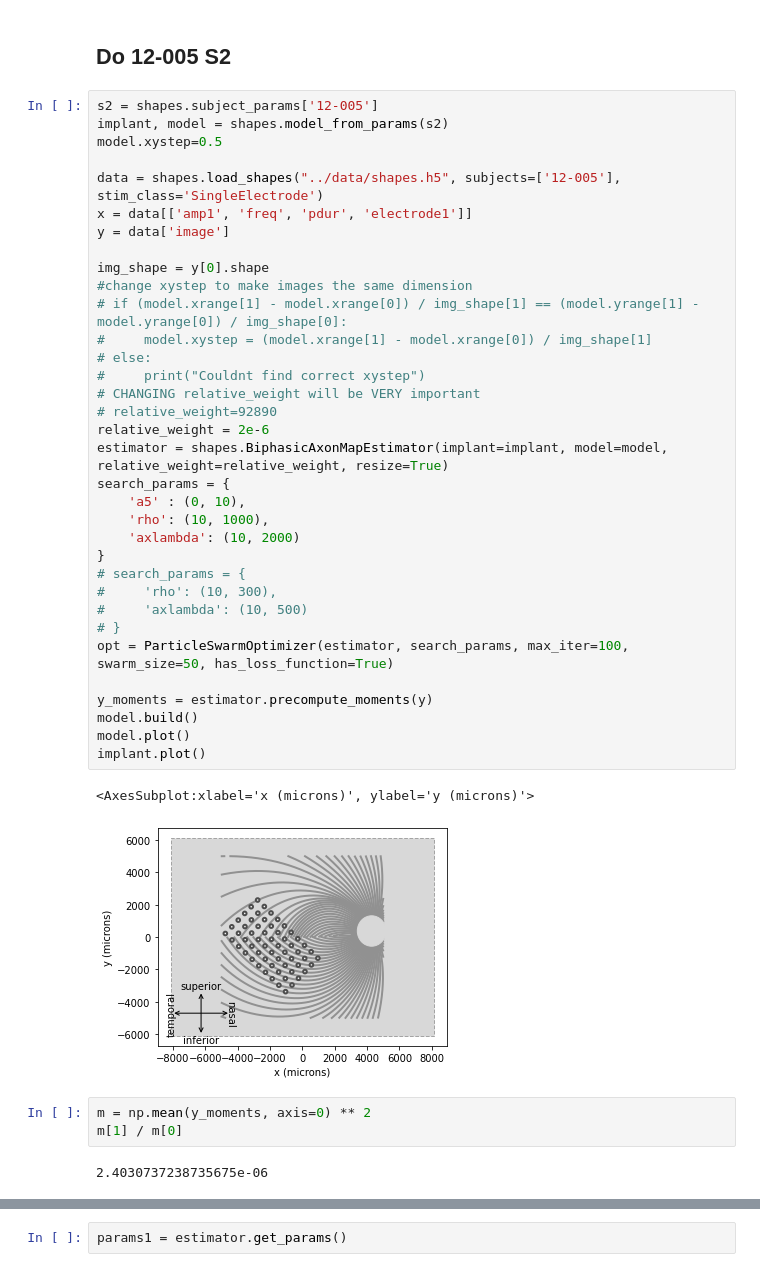
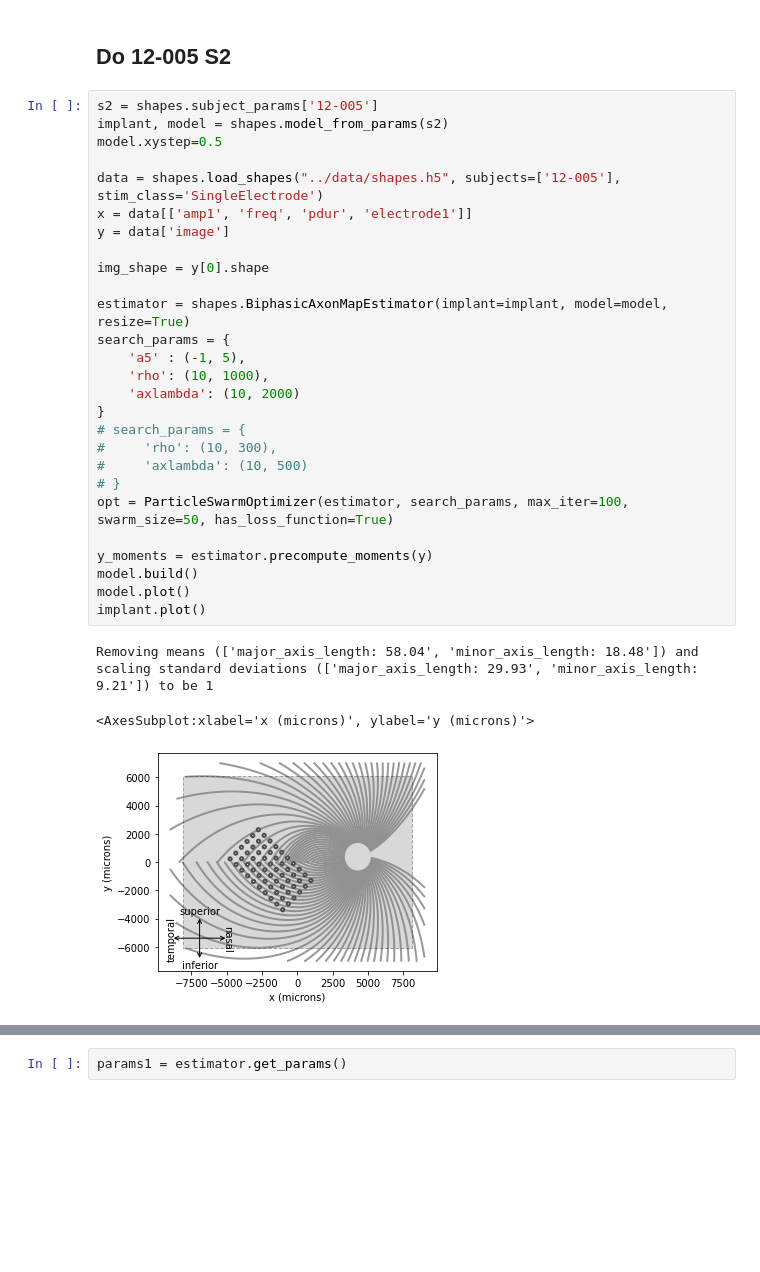
Before and after one commit to bionicvisionlab/shapes, a Jupyter notebook: notebooks/shapes_tester.ipynb, the cells around one changed output, grey strips where cells are left out. Cells and saved outputs as stored; diff of their text form; blank space fills up the shorter version.

```diff
--- a/notebooks/shapes_tester.ipynb
+++ b/notebooks/shapes_tester.ipynb
@@ -13,45 +13,34 @@ import numpy as np
 # %%
 s2 = shapes.subject_params['12-005']
 implant, model = shapes.model_from_params(s2)
 model.xystep=0.5
 
 data = shapes.load_shapes("../data/shapes.h5", subjects=['12-005'], stim_class='SingleElectrode')
 x = data[['amp1', 'freq', 'pdur', 'electrode1']]
 y = data['image']
 
 img_shape = y[0].shape
-#change xystep to make images the same dimension
-# if (model.xrange[1] - model.xrange[0]) / img_shape[1] == (model.yrange[1] - model.yrange[0]) / img_shape[0]:
-#     model.xystep = (model.xrange[1] - model.xrange[0]) / img_shape[1]
-# else:
-#     print("Couldnt find correct xystep")
-# CHANGING relative_weight will be VERY important
-# relative_weight=92890
-relative_weight = 2e-6
-estimator = shapes.BiphasicAxonMapEstimator(implant=implant, model=model, relative_weight=relative_weight, resize=True)
+
+estimator = shapes.BiphasicAxonMapEstimator(implant=implant, model=model, resize=True)
 search_params = {
-    'a5' : (0, 10),
+    'a5' : (-1, 5),
     'rho': (10, 1000),
     'axlambda': (10, 2000)
 }
 # search_params = {
 #     'rho': (10, 300),
 #     'axlambda': (10, 500)
 # }
 opt = ParticleSwarmOptimizer(estimator, search_params, max_iter=100, swarm_size=50, has_loss_function=True)
 
 y_moments = estimator.precompute_moments(y)
 model.build()
 model.plot()
 implant.plot()
 # %% [output]
-<AxesSubplot:xlabel='x (microns)', ylabel='y (microns)'>
+Removing means (['major_axis_length: 58.04', 'minor_axis_length: 18.48']) and scaling standard deviations (['major_axis_length: 29.93', 'minor_axis_length: 9.21']) to be 1
+<AxesSubplot:xlabel='x (microns)', ylabel='y (microns)'>
-[figure, old version]
+[figure, new version]
-# %%
-m = np.mean(y_moments, axis=0) ** 2
-m[1] / m[0]
-# %% [output]
-2.4030737238735675e-06
 # %%
 estimator.score(x, y_moments)
 opt.fit(x, y_moments)
```
Also changed, not shown: parts of 8 cells of this notebook, 1 other file.
